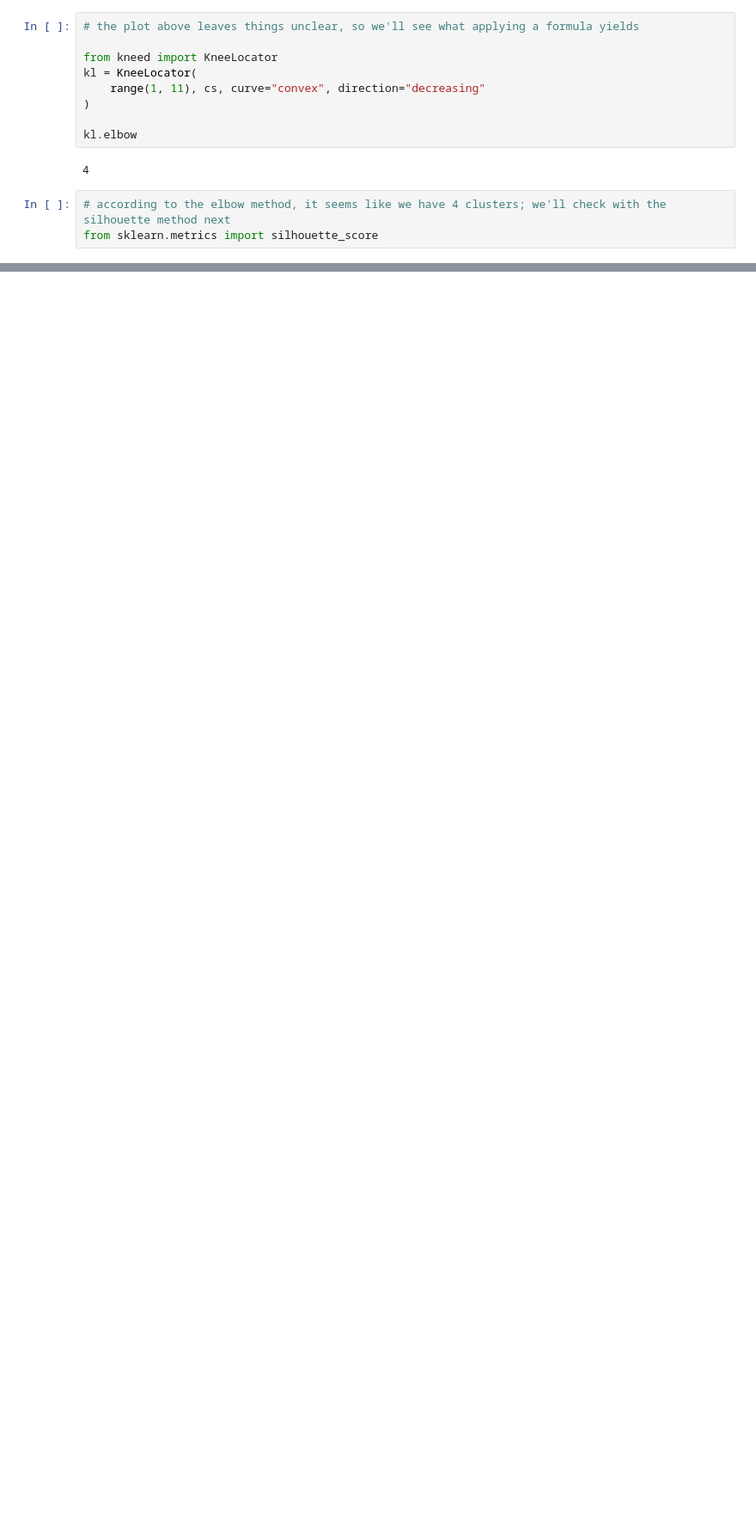
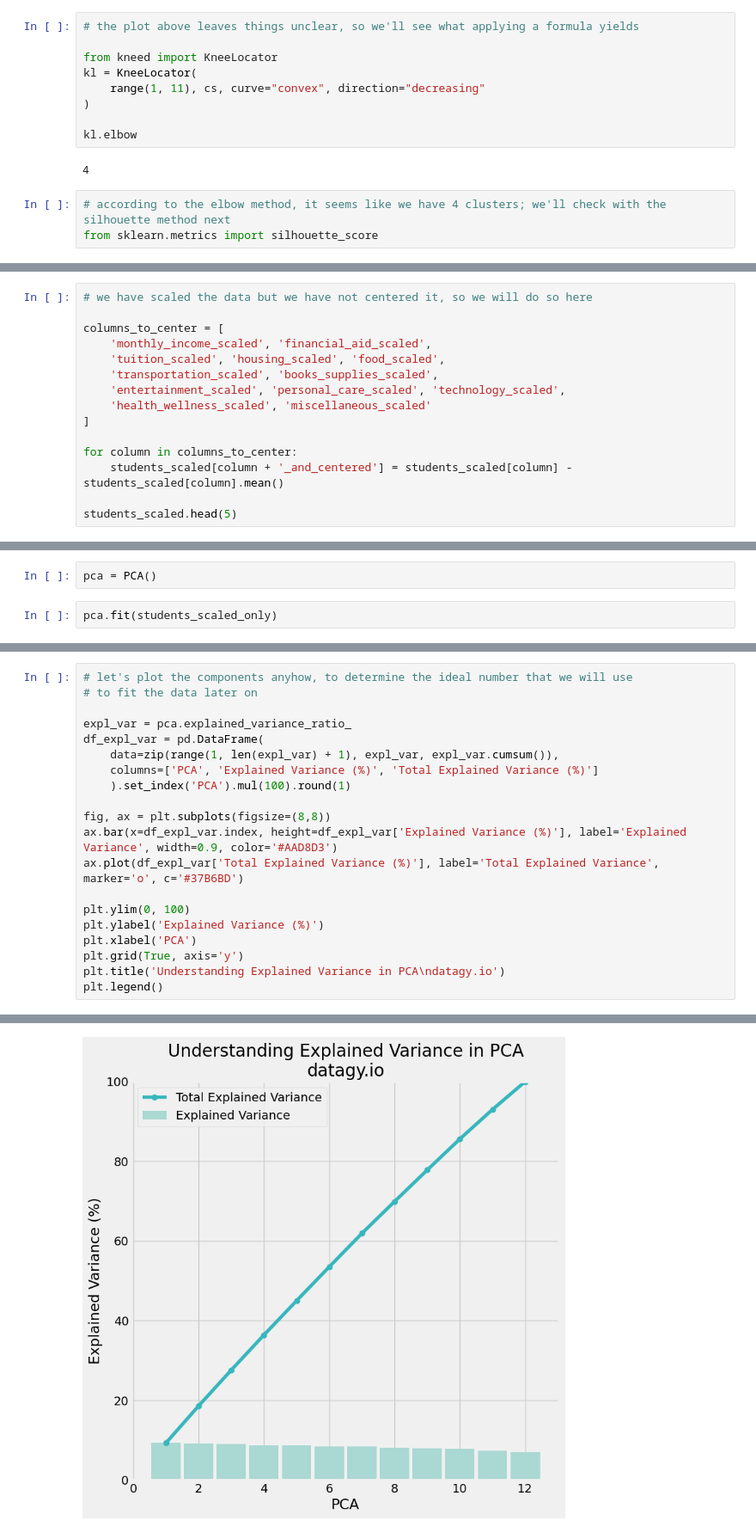
Before and after one commit to subthalamic/subthalamic, a Jupyter notebook: student-spending-habits/Student spending habits.ipynb, the cells around one changed output, grey strips where cells are left out. Shown: that part at 86% size. Cells and saved outputs as stored; diff of their text form; blank space fills up the shorter version.

Commit message:
Adding the final part of the PCA & Clustering analysis applied on the student spending habits dataset

```diff
--- a/student-spending-habits/Student spending habits.ipynb
+++ b/student-spending-habits/Student spending habits.ipynb
@@ -177,0 +179,15 @@ plt.show()
+# %%
+# we have scaled the data but we have not centered it, so we will do so here
+
+columns_to_center = [
+    'monthly_income_scaled', 'financial_aid_scaled',
+    'tuition_scaled', 'housing_scaled', 'food_scaled',
+    'transportation_scaled', 'books_supplies_scaled',
+    'entertainment_scaled', 'personal_care_scaled', 'technology_scaled',
+    'health_wellness_scaled', 'miscellaneous_scaled'
+]
+
+for column in columns_to_center:
+    students_scaled[column + '_and_centered'] = students_scaled[column] - students_scaled[column].mean()
+
+students_scaled.head(5)
@@ -177,0 +227,4 @@ plt.show()
+# %%
+pca = PCA()
+# %%
+pca.fit(students_scaled_only)
@@ -177,0 +242,21 @@ plt.show()
+# %%
+# let's plot the components anyhow, to determine the ideal number that we will use
+# to fit the data later on
+
+expl_var = pca.explained_variance_ratio_
+df_expl_var = pd.DataFrame(
+    data=zip(range(1, len(expl_var) + 1), expl_var, expl_var.cumsum()),
+    columns=['PCA', 'Explained Variance (%)', 'Total Explained Variance (%)']
+    ).set_index('PCA').mul(100).round(1)
+
+fig, ax = plt.subplots(figsize=(8,8))
+ax.bar(x=df_expl_var.index, height=df_expl_var['Explained Variance (%)'], label='Explained Variance', width=0.9, color='#AAD8D3')
+ax.plot(df_expl_var['Total Explained Variance (%)'], label='Total Explained Variance', marker='o', c='#37B6BD')
+
+plt.ylim(0, 100)
+plt.ylabel('Explained Variance (%)')
+plt.xlabel('PCA')
+plt.grid(True, axis='y')
+plt.title('Understanding Explained Variance in PCA\ndatagy.io')
+plt.legend()
+# %% [output]
@@ -177,0 +264 @@ plt.show()
+[figure, added]
```
Also changed, not shown: parts of 9 cells of this notebook.
